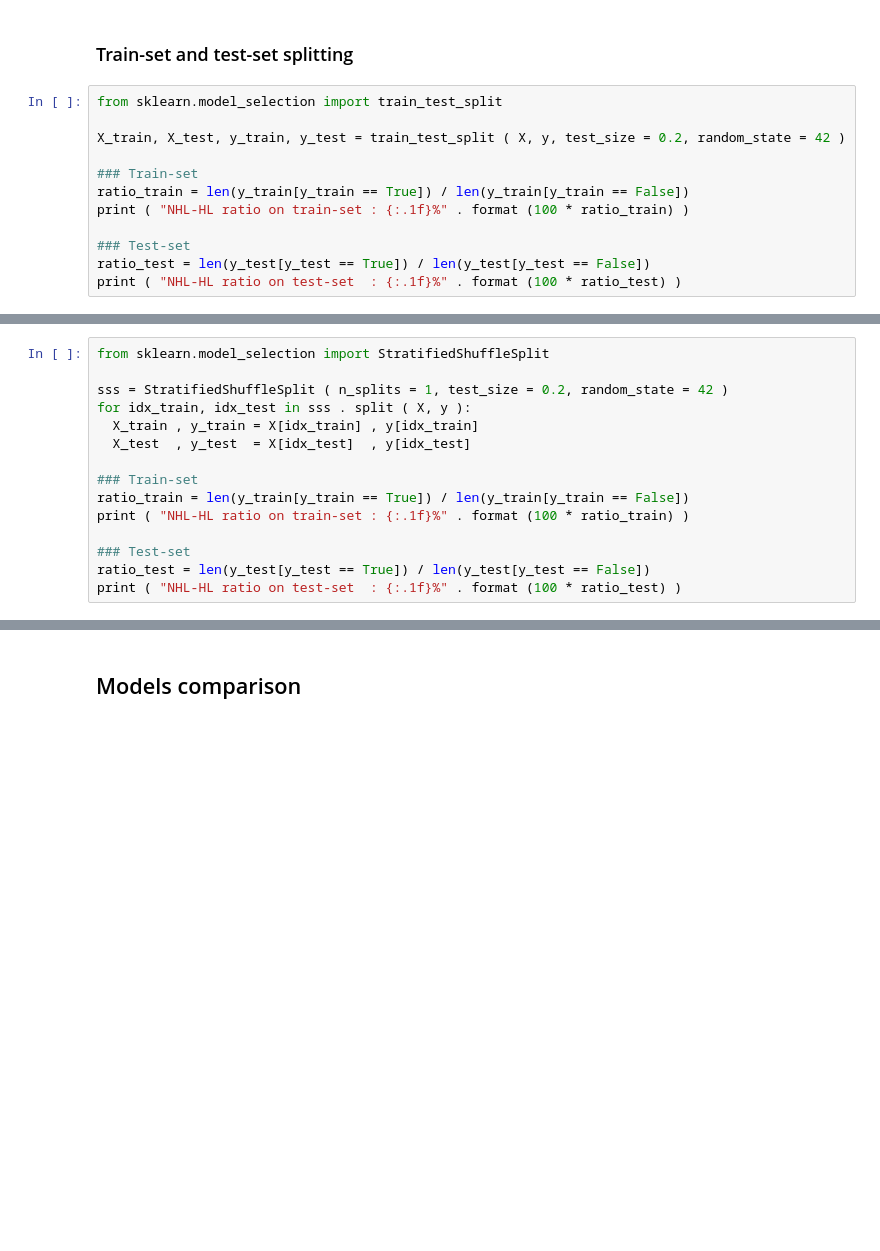
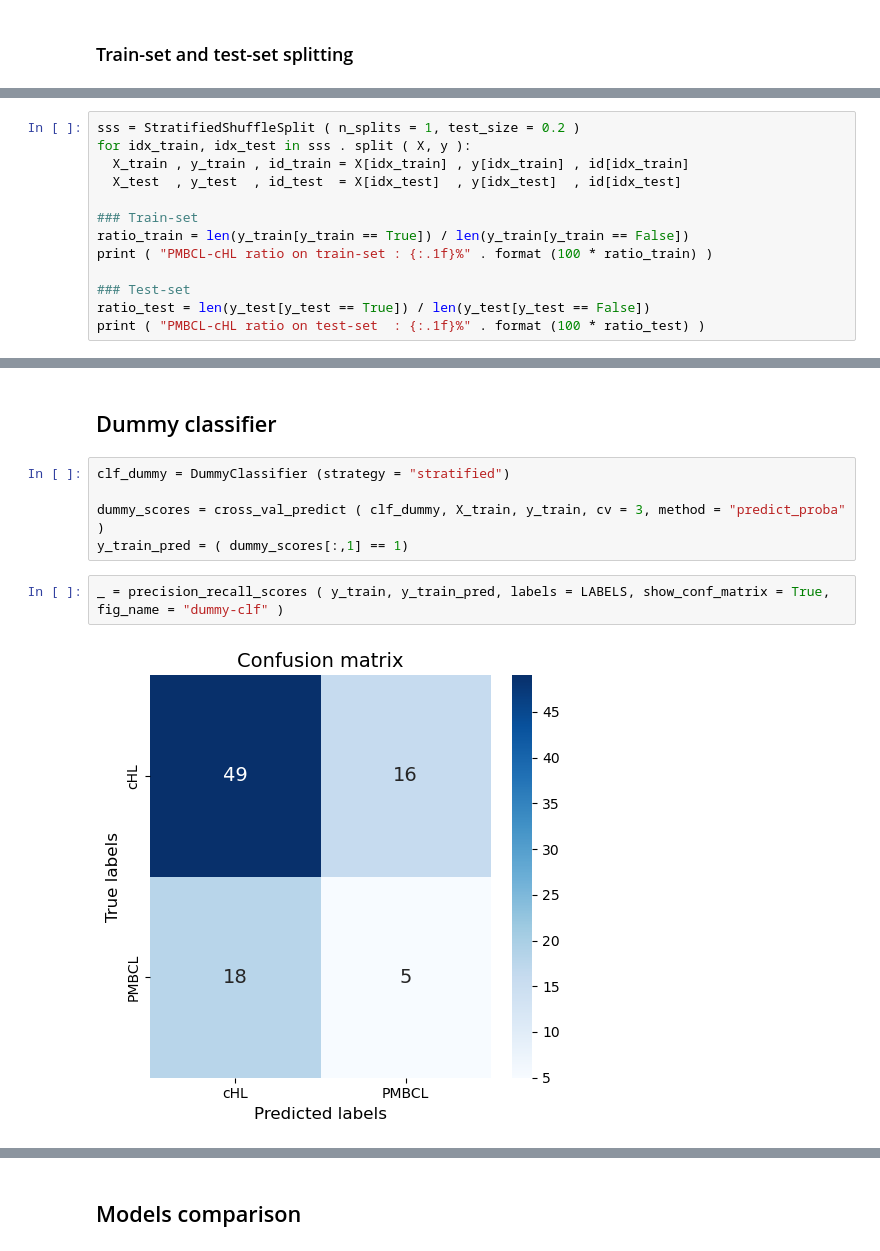
Before and after one commit to harel-coffee/mediastinal-lymphoma-classification-auto, a Jupyter notebook: 3_binary_classification.ipynb, the cells around one changed output, grey strips where cells are left out. Cells and saved outputs as stored; diff of their text form; blank space fills up the shorter version.

Commit message:
new pruning and reduction strategy

```diff
--- a/3_binary_classification.ipynb
+++ b/3_binary_classification.ipynb
@@ -85,14 +79,2 @@ NHL-HL ratio on data-set : 55.4%
 # %% [markdown]
 ### Train-set and test-set splitting
-# %%
-from sklearn.model_selection import train_test_split
-
-X_train, X_test, y_train, y_test = train_test_split ( X, y, test_size = 0.2, random_state = 42 )
-
-### Train-set
-ratio_train = len(y_train[y_train == True]) / len(y_train[y_train == False])
-print ( "NHL-HL ratio on train-set : {:.1f}%" . format (100 * ratio_train) )
-
-### Test-set
-ratio_test = len(y_test[y_test == True]) / len(y_test[y_test == False])
-print ( "NHL-HL ratio on test-set  : {:.1f}%" . format (100 * ratio_test) )
@@ -102,15 +80,0 @@ NHL-HL ratio on test-set  : 61.5%
-# %%
-from sklearn.model_selection import StratifiedShuffleSplit
-
-sss = StratifiedShuffleSplit ( n_splits = 1, test_size = 0.2, random_state = 42 )
-for idx_train, idx_test in sss . split ( X, y ):
-  X_train , y_train = X[idx_train] , y[idx_train]
-  X_test  , y_test  = X[idx_test]  , y[idx_test]
-
-### Train-set
-ratio_train = len(y_train[y_train == True]) / len(y_train[y_train == False])
-print ( "NHL-HL ratio on train-set : {:.1f}%" . format (100 * ratio_train) )
-
-### Test-set
-ratio_test = len(y_test[y_test == True]) / len(y_test[y_test == False])
-print ( "NHL-HL ratio on test-set  : {:.1f}%" . format (100 * ratio_test) )
@@ -509,0 +81,13 @@ _ = precision_recall_scores ( y_train, y_train_pred_85, labels = ["HL", "NHL"],
+# %%
+sss = StratifiedShuffleSplit ( n_splits = 1, test_size = 0.2 )
+for idx_train, idx_test in sss . split ( X, y ):
+  X_train , y_train , id_train = X[idx_train] , y[idx_train] , id[idx_train]
+  X_test  , y_test  , id_test  = X[idx_test]  , y[idx_test]  , id[idx_test]
+
+### Train-set
+ratio_train = len(y_train[y_train == True]) / len(y_train[y_train == False])
+print ( "PMBCL-cHL ratio on train-set : {:.1f}%" . format (100 * ratio_train) )
+
+### Test-set
+ratio_test = len(y_test[y_test == True]) / len(y_test[y_test == False])
+print ( "PMBCL-cHL ratio on test-set  : {:.1f}%" . format (100 * ratio_test) )
@@ -509,0 +121,11 @@ _ = precision_recall_scores ( y_train, y_train_pred_85, labels = ["HL", "NHL"],
+# %% [markdown]
+## Dummy classifier
+# %%
+clf_dummy = DummyClassifier (strategy = "stratified")
+
+dummy_scores = cross_val_predict ( clf_dummy, X_train, y_train, cv = 3, method = "predict_proba" )
+y_train_pred = ( dummy_scores[:,1] == 1)
+# %%
+_ = precision_recall_scores ( y_train, y_train_pred, labels = LABELS, show_conf_matrix = True, fig_name = "dummy-clf" )
+# %% [output]
+[figure, added]
```
Also changed, not shown: parts of 78 cells of this notebook, 54 other files.
